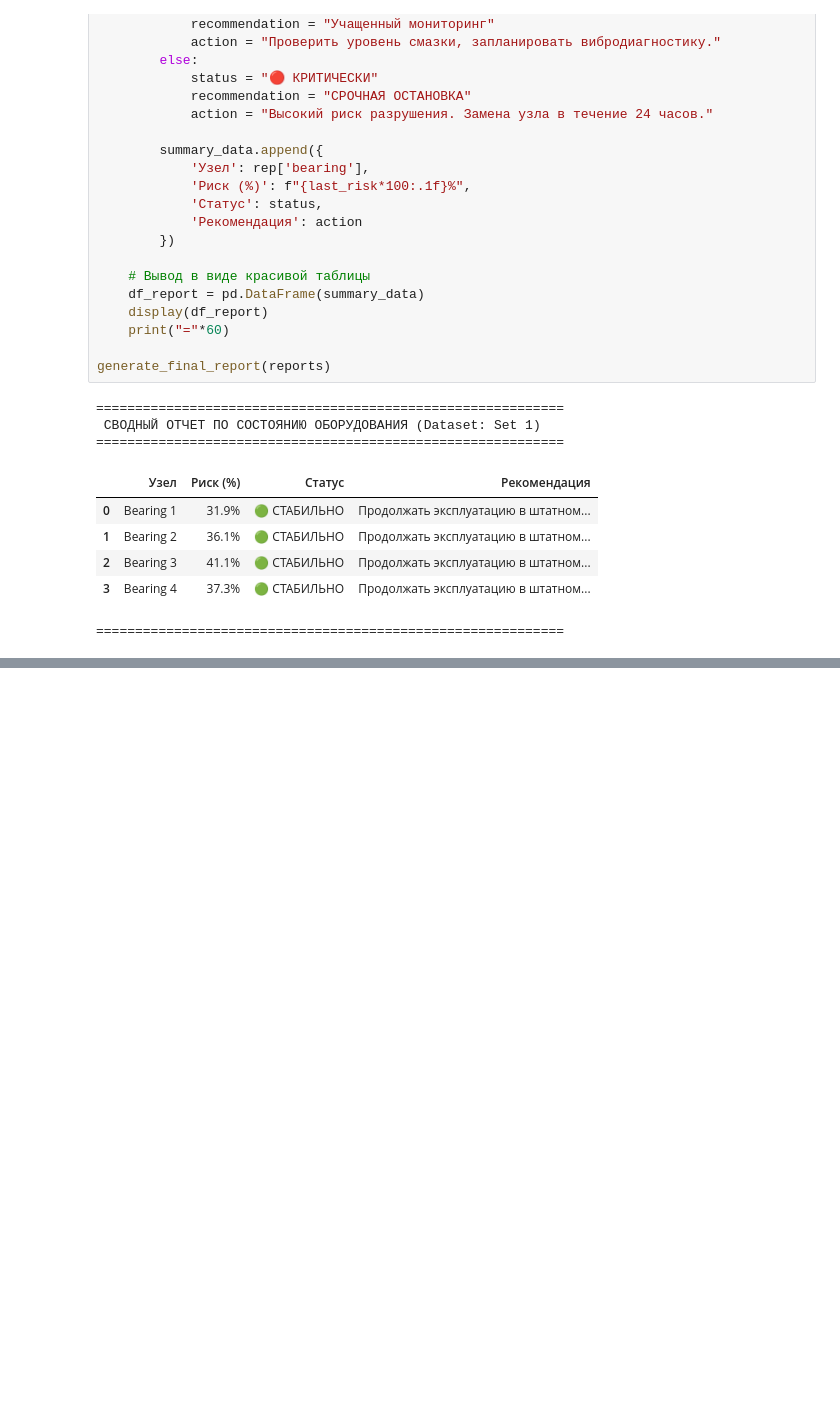
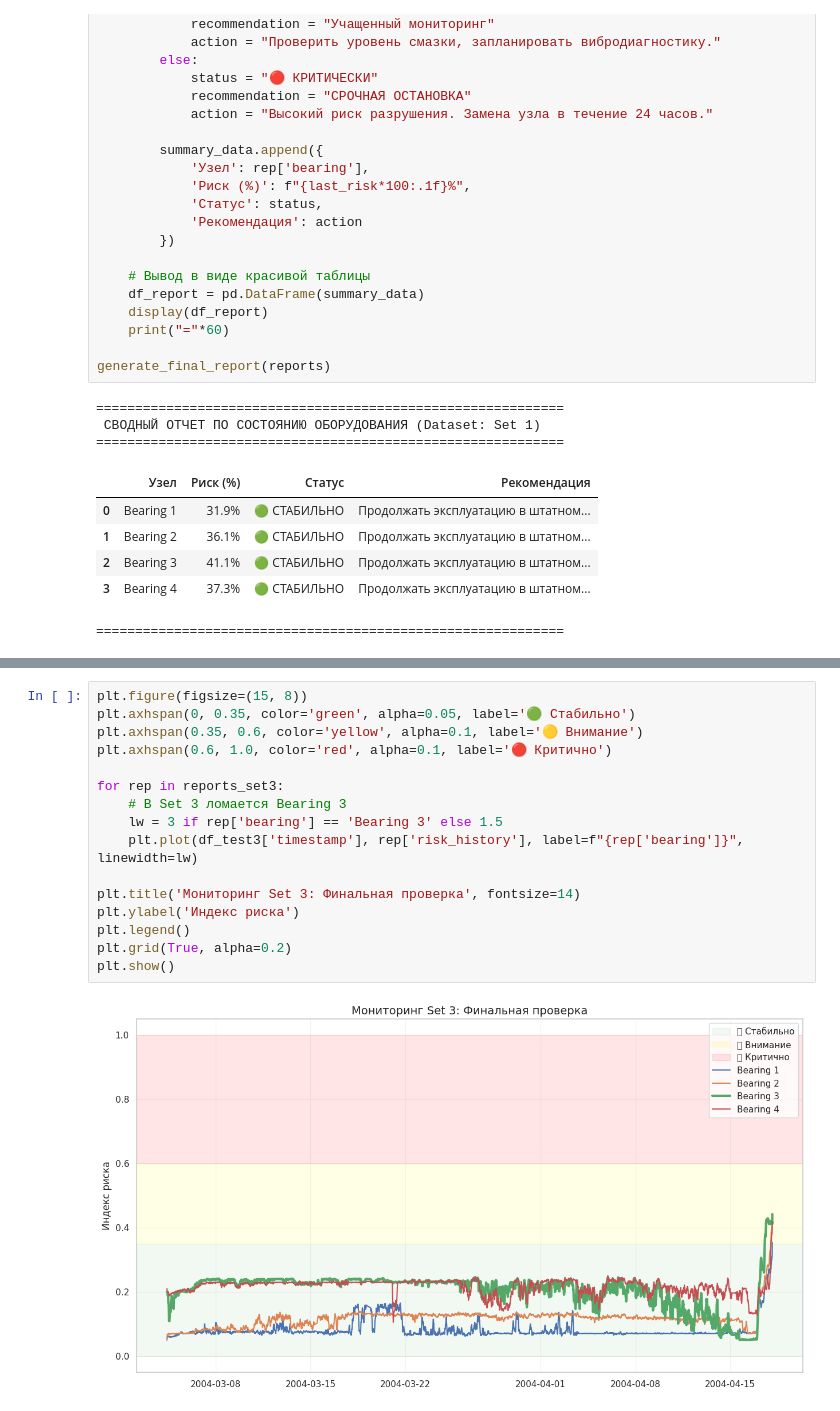
Before and after one commit to czeberyak/industrial-health-index-pdm, a Jupyter notebook: notebooks/BearingHealth Predictor.ipynb, the cells around one changed output, grey strips where cells are left out. Drawn from its saved outputs; the diff is of its cells as text; blank space fills up the shorter version.

```diff
--- a/notebooks/BearingHealth Predictor.ipynb
+++ b/notebooks/BearingHealth Predictor.ipynb
@@ -1114,0 +1296,18 @@ plt.show()
+# %%
+plt.figure(figsize=(15, 8))
+plt.axhspan(0, 0.35, color='green', alpha=0.05, label='🟢 Стабильно')
+plt.axhspan(0.35, 0.6, color='yellow', alpha=0.1, label='🟡 Внимание')
+plt.axhspan(0.6, 1.0, color='red', alpha=0.1, label='🔴 Критично')
+
+for rep in reports_set3:
+    # В Set 3 ломается Bearing 3
+    lw = 3 if rep['bearing'] == 'Bearing 3' else 1.5
+    plt.plot(df_test3['timestamp'], rep['risk_history'], label=f"{rep['bearing']}", linewidth=lw)
+
+plt.title('Мониторинг Set 3: Финальная проверка', fontsize=14)
+plt.ylabel('Индекс риска')
+plt.legend()
+plt.grid(True, alpha=0.2)
+plt.show()
+# %% [output]
+[figure, added]
```
Also changed, not shown: parts of 11 cells of this notebook.
